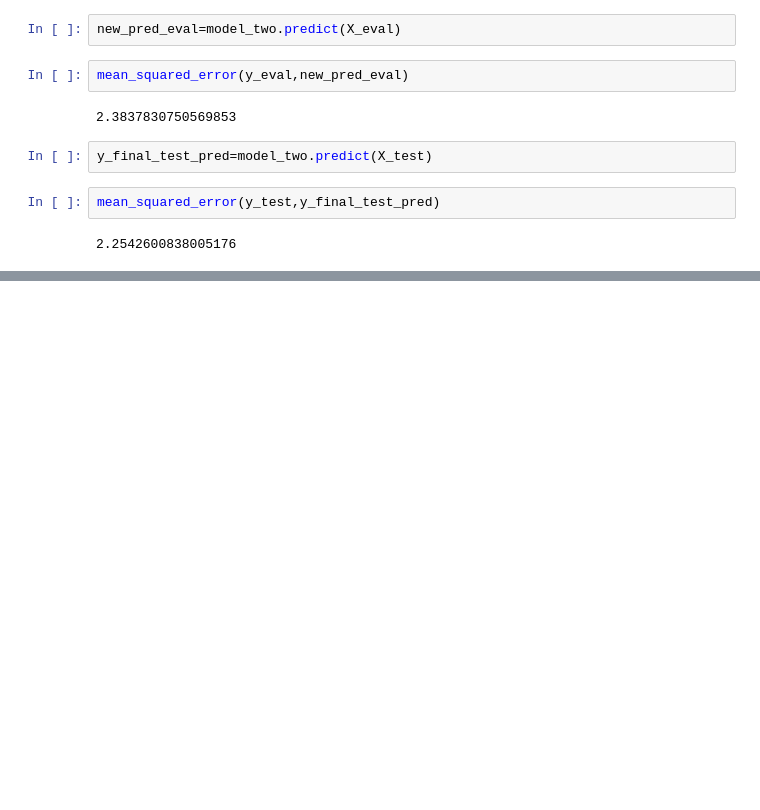
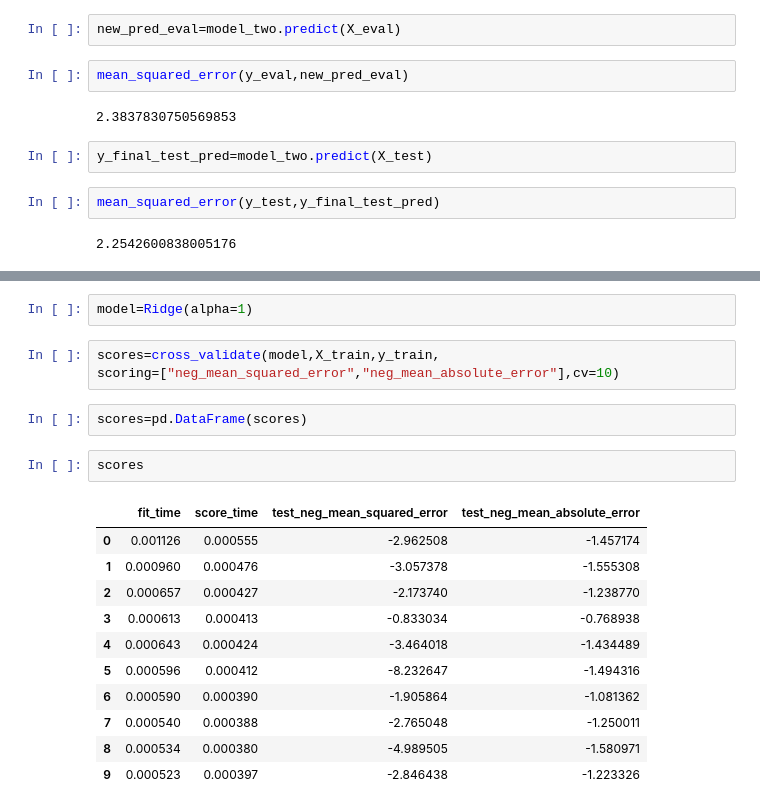
Before and after one commit to Burcusenol/Machine-Learning-Algorithms, a Jupyter notebook: Cross Validation/Cross Validation.ipynb, the cells around one changed output, grey strips where cells are left out. Saved outputs shown, nothing was run; the diff lists cells and outputs as text; blank space fills up the shorter version.

```diff
--- a/Cross Validation/Cross Validation.ipynb
+++ b/Cross Validation/Cross Validation.ipynb
@@ -157,0 +285,21 @@ mean_squared_error(y_test,y_final_test_pred)
+# %%
+model=Ridge(alpha=1)
+# %%
+scores=cross_validate(model,X_train,y_train,
+scoring=["neg_mean_squared_error","neg_mean_absolute_error"],cv=10)
+# %%
+scores=pd.DataFrame(scores)
+# %%
+scores
+# %% [output]
+|  | fit_time | score_time | test_neg_mean_squared_error | test_neg_mean_absolute_error |
+| 0 | 0.001126 | 0.000555 | -2.962508 | -1.457174 |
+| 1 | 0.000960 | 0.000476 | -3.057378 | -1.555308 |
+| 2 | 0.000657 | 0.000427 | -2.173740 | -1.238770 |
+| 3 | 0.000613 | 0.000413 | -0.833034 | -0.768938 |
+| 4 | 0.000643 | 0.000424 | -3.464018 | -1.434489 |
+| 5 | 0.000596 | 0.000412 | -8.232647 | -1.494316 |
+| 6 | 0.000590 | 0.000390 | -1.905864 | -1.081362 |
+| 7 | 0.000540 | 0.000388 | -2.765048 | -1.250011 |
+| 8 | 0.000534 | 0.000380 | -4.989505 | -1.580971 |
+| 9 | 0.000523 | 0.000397 | -2.846438 | -1.223326 |
```
Also changed, not shown: parts of 52 cells of this notebook, 1 other file.
